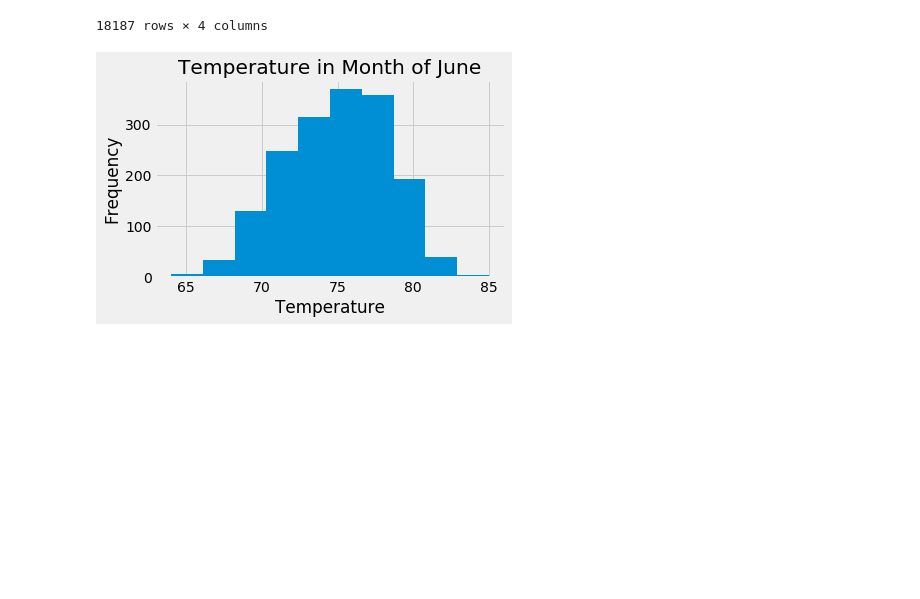
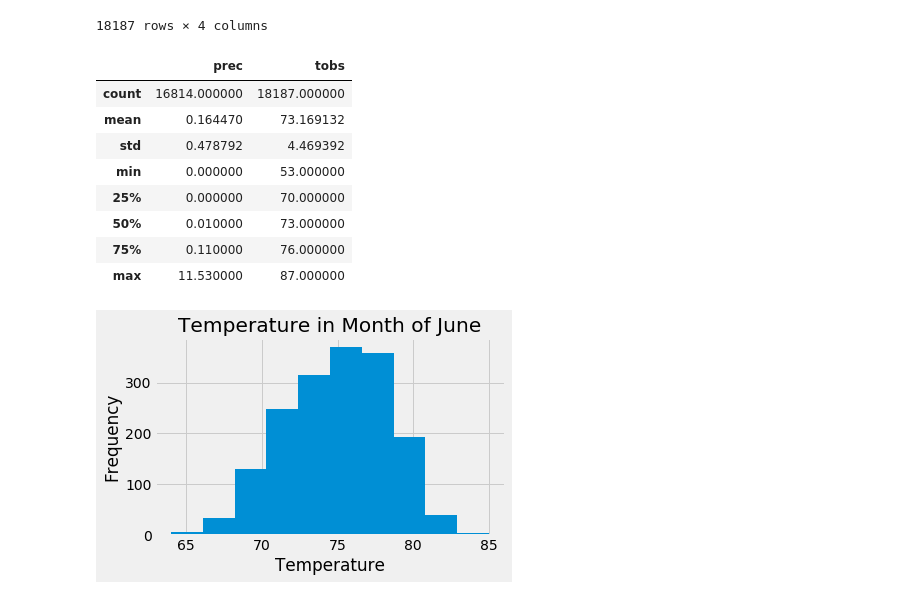
Before and after one commit to GirijaJoshi/surfs_up, a Jupyter notebook: climate_analysis.ipynb, the cells around one changed output. Drawn from its saved outputs; the diff is of its cells as text; code cells hidden in the pictures; blank space fills up the shorter version.

Commit message:
Added describe function

```diff
--- a/climate_analysis.ipynb
+++ b/climate_analysis.ipynb
@@ -401,6 +401,18 @@ june_df
 | 18185 | 2017-06-29 | 0.04 | 76.0 | USC00516128 |
 | 18186 | 2017-06-30 | 0.20 | 75.0 | USC00516128 |
 18187 rows × 4 columns
+# %%
+june_df.describe()
+# %% [output]
+|  | prec | tobs |
+| count | 16814.000000 | 18187.000000 |
+| mean | 0.164470 | 73.169132 |
+| std | 0.478792 | 4.469392 |
+| min | 0.000000 | 53.000000 |
+| 25% | 0.000000 | 70.000000 |
+| 50% | 0.010000 | 73.000000 |
+| 75% | 0.110000 | 76.000000 |
+| max | 11.530000 | 87.000000 |
 # %%
 june_df['tobs'].plot.hist()
 plt.xlabel('Temperature')
```
Also changed, not shown: parts of 1 cell of this notebook.
